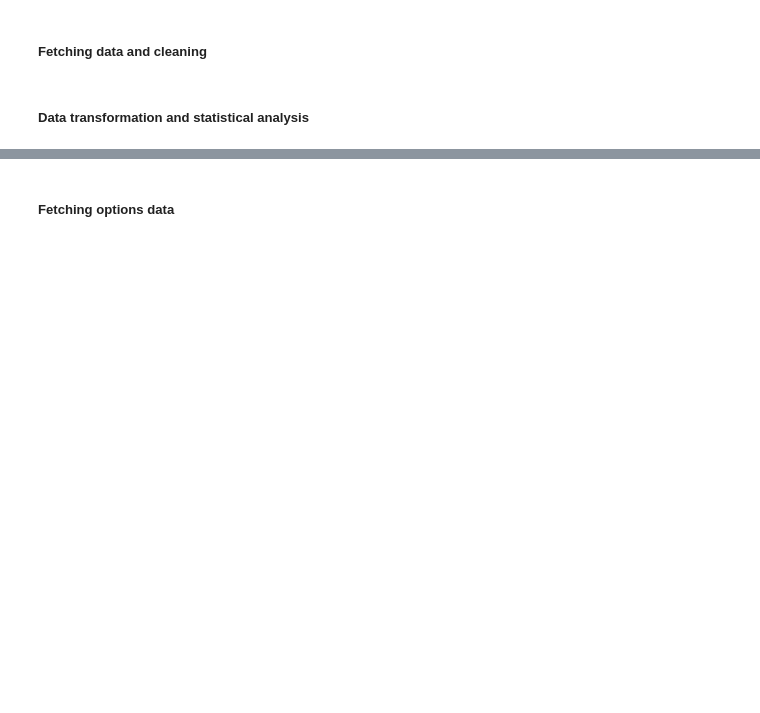
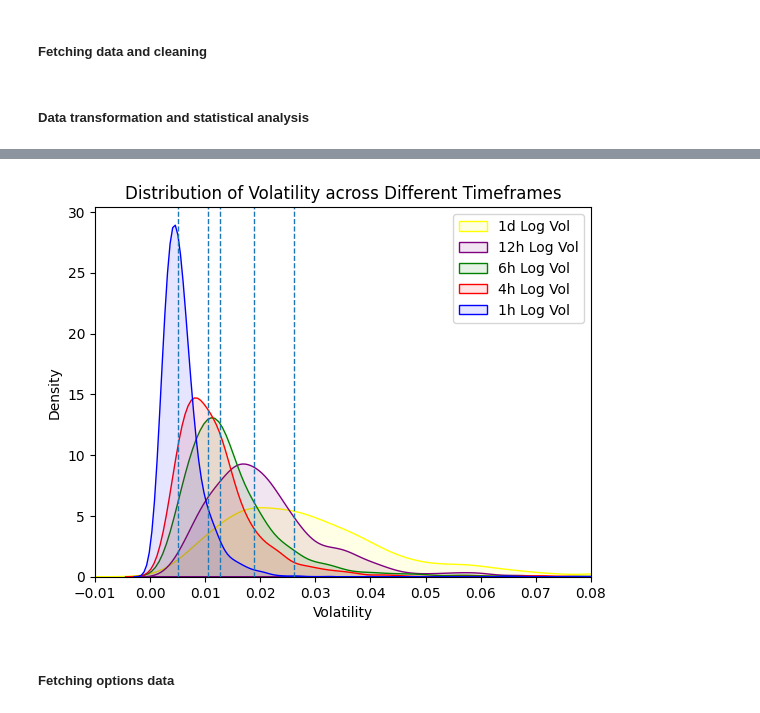
Before and after one commit to Gabriel31921/Volatility-study, a Jupyter notebook: Volatility study.ipynb, the cells around one changed output, grey strips where cells are left out. Saved outputs shown, nothing was run; the diff lists cells and outputs as text; code cells hidden in the pictures; blank space fills up the shorter version.

```diff
--- a/Volatility study.ipynb
+++ b/Volatility study.ipynb
@@ -437,3 +563,39 @@ Mean and standard deviation of the Move for 30d lookahead (1d): 8.32843341418991
+# %%
+# Resample each DataFrame to daily mean
+df_1h_resampled = df_1h.resample('D').mean()
+df_4h_resampled = df_4h.resample('D').mean()
+df_6h_resampled = df_6h.resample('D').mean()
+df_12h_resampled = df_12h.resample('D').mean()
+df_1d_resampled = df_1d.resample('D').mean()
+
+# Create a new DataFrame combining all volatility data
+all_volatility = pd.DataFrame({
+    'Volatility': pd.concat([
+        df_1h_resampled['Volatility'], df_4h_resampled['Volatility'],
+        df_6h_resampled['Volatility'], df_12h_resampled['Volatility'],
+        df_1d_resampled['Volatility']
+    ]),
+    'Category': ['1h'] * len(df_1h_resampled) + ['4h'] * len(df_4h_resampled) +
+                ['6h'] * len(df_6h_resampled) + ['12h'] * len(df_12h_resampled) +
+                ['1d'] * len(df_1d_resampled)
+})
+
+# Plot KDE with specified order and fill
+sns.kdeplot(data=all_volatility, x='Volatility', hue='Category', palette=['blue', 'red', 'green', 'purple', 'yellow'], fill=True, hue_order=['1h', '4h', '6h', '12h', '1d'], alpha=0.1)
+
+# Add vertical lines for the median of each distribution
+for category in ['1h', '4h', '6h', '12h', '1d']:
+    median_value = all_volatility[all_volatility['Category'] == category]['Volatility'].median()
+    plt.axvline(median_value, linestyle='--', linewidth=1)
+
+plt.title('Distribution of Volatility across Different Timeframes')
+plt.xlabel('Volatility')
+plt.xlim(-0.01,0.08)
+plt.ylabel('Density')
+plt.legend(['1d Log Vol', '12h Log Vol', '6h Log Vol', '4h Log Vol', '1h Log Vol'])  # Adding legend to differentiate categories
+plt.show()
+# %% [output]
+[figure, added]
 # %% [markdown]
 ##### Fetching options data
 # %%
```
Also changed, not shown: parts of 17 cells of this notebook.
